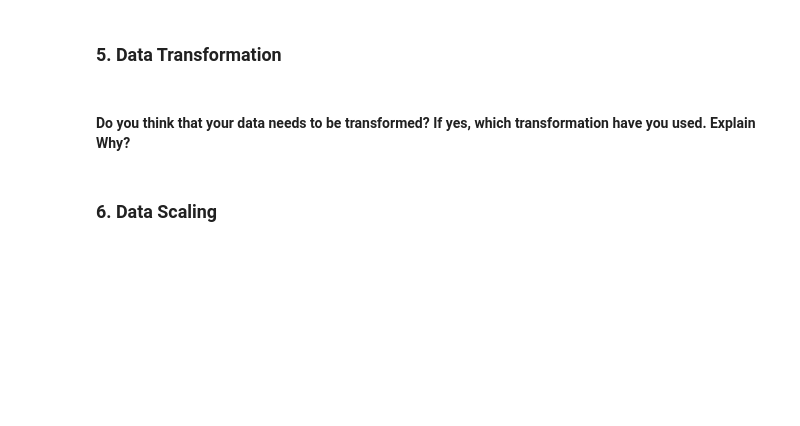
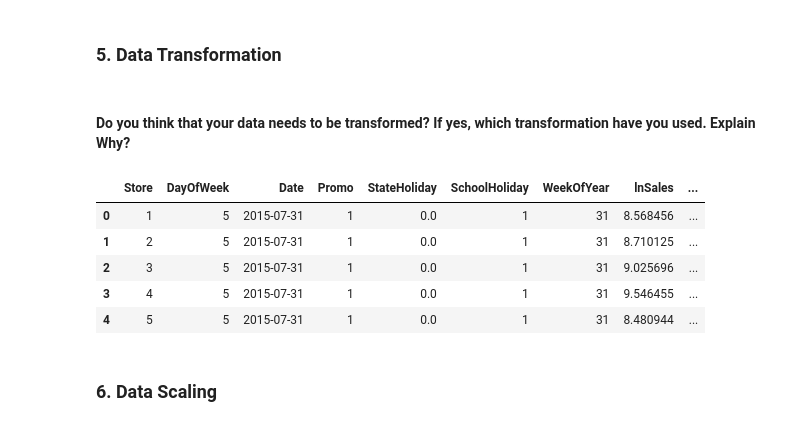
Before and after one commit to Ashif-khan033/Retail_Sales_Prediction, a Jupyter notebook: Retail_Sales_Prediction.ipynb, the cells around one changed output. Cells and saved outputs as stored; diff of their text form; code cells hidden in the pictures; blank space fills up the shorter version.

```diff
--- a/Retail_Sales_Prediction.ipynb
+++ b/Retail_Sales_Prediction.ipynb
@@ -1460,3 +1499,15 @@ Answer Here.
+# %%
+# Transform Your data
+# Encoding Nominal Categorical Columns
+df_new=pd.get_dummies(df1, dtype=int, drop_first=True)
+df_new.head()
+# %% [output]
+|  | Store | DayOfWeek | Date | Promo | StateHoliday | SchoolHoliday | WeekOfYear | lnSales | ... |
+| 0 | 1 | 5 | 2015-07-31 | 1 | 0.0 | 1 | 31 | 8.568456 | ... |
+| 1 | 2 | 5 | 2015-07-31 | 1 | 0.0 | 1 | 31 | 8.710125 | ... |
+| 2 | 3 | 5 | 2015-07-31 | 1 | 0.0 | 1 | 31 | 9.025696 | ... |
+| 3 | 4 | 5 | 2015-07-31 | 1 | 0.0 | 1 | 31 | 9.546455 | ... |
+| 4 | 5 | 5 | 2015-07-31 | 1 | 0.0 | 1 | 31 | 8.480944 | ... |
 # %% [markdown]
 ### 6. Data Scaling
 # %%
```
Also changed, not shown: parts of 44 cells of this notebook.
